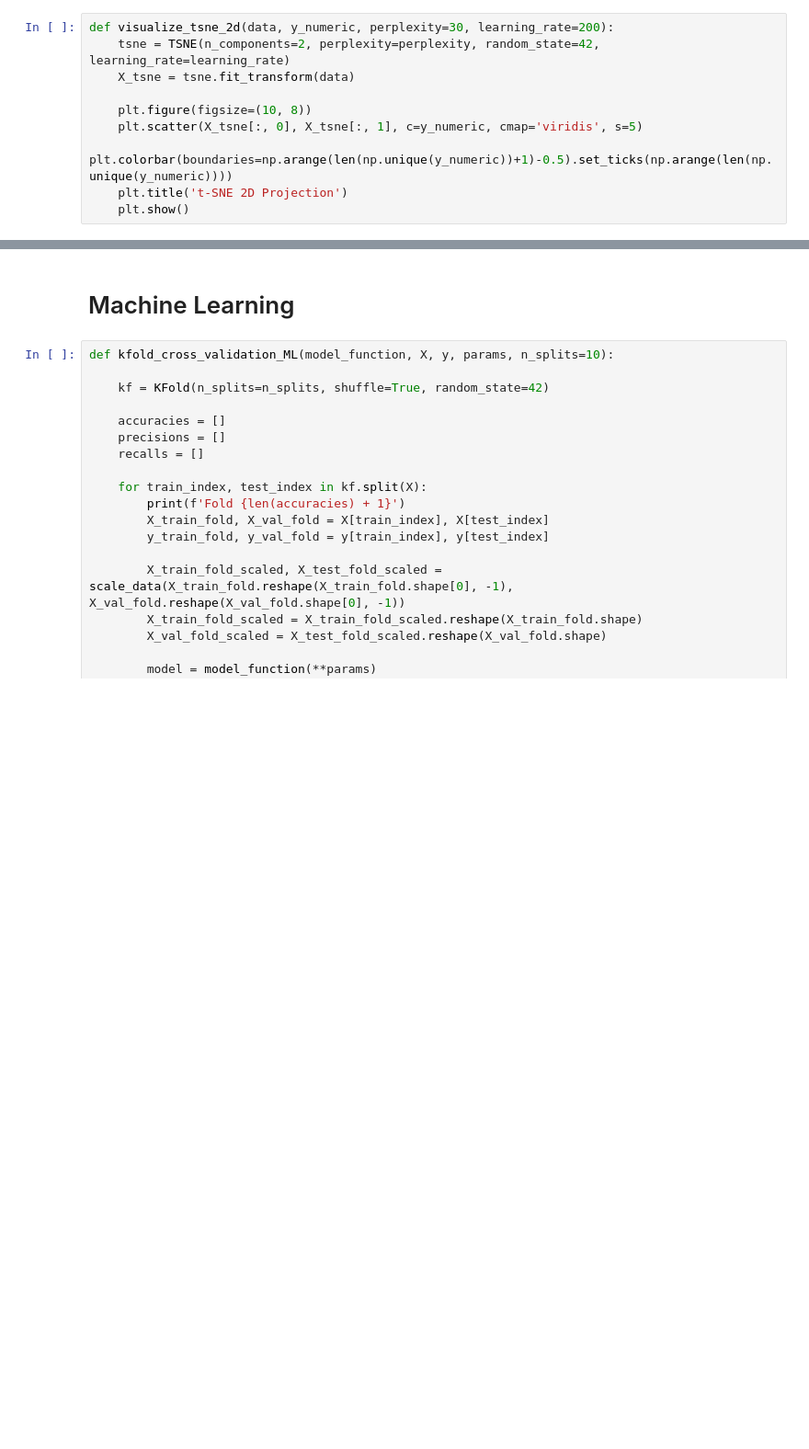
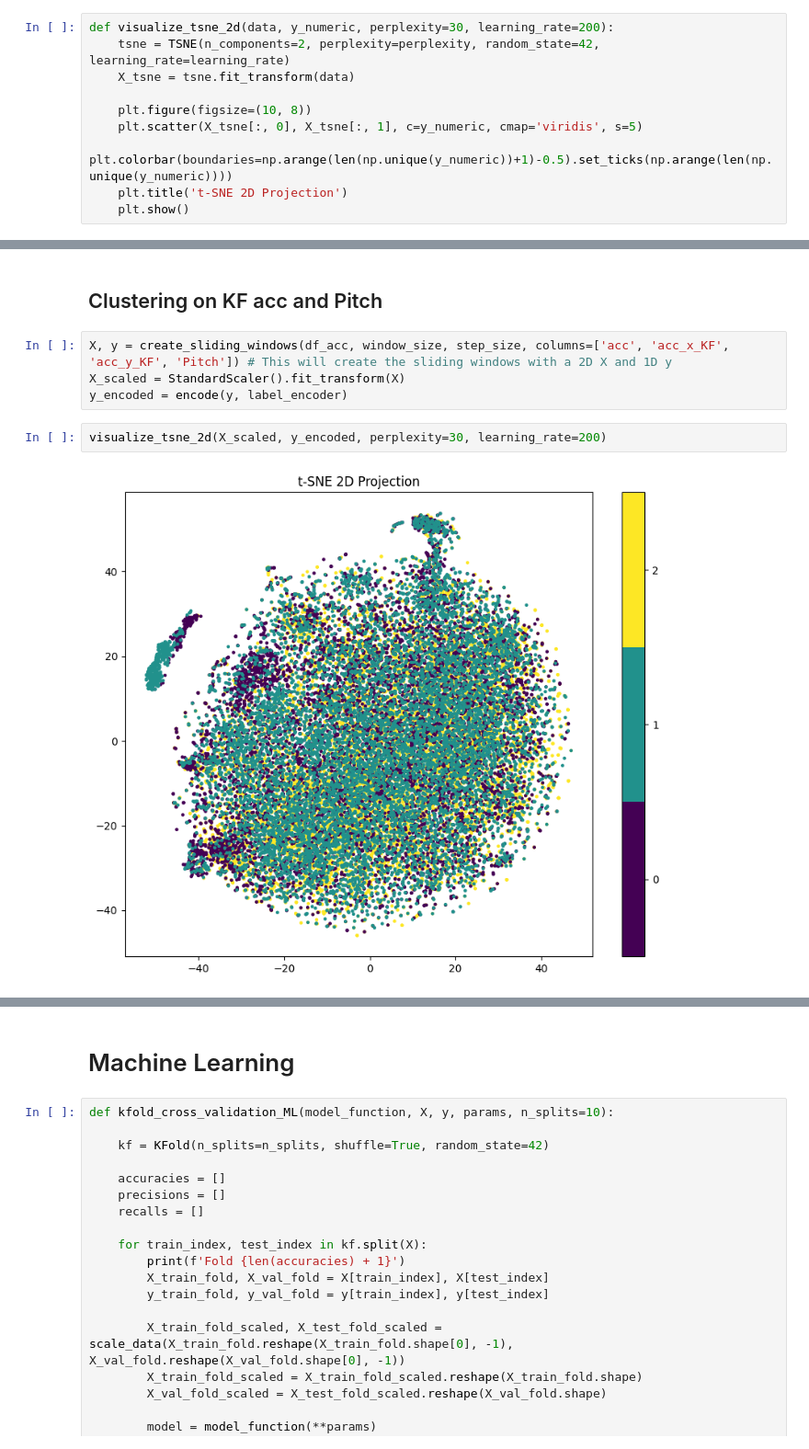
Before and after one commit to RenanFlorencio/DBdatasets, a Jupyter notebook: UAH-driveset/UAHDriveSet.ipynb, the cells around one changed output, grey strips where cells are left out. Shown at 92% size. Cells and saved outputs as stored; diff of their text form; blank space fills up the shorter version.

```diff
--- a/UAH-driveset/UAHDriveSet.ipynb
+++ b/UAH-driveset/UAHDriveSet.ipynb
@@ -253,0 +304,10 @@ weighted avg       0.53      0.51      0.50      6072
+# %% [markdown]
+## Clustering on KF acc and Pitch
+# %%
+X, y = create_sliding_windows(df_acc, window_size, step_size, columns=['acc', 'acc_x_KF', 'acc_y_KF', 'Pitch']) # This will create the sliding windows with a 2D X and 1D y
+X_scaled = StandardScaler().fit_transform(X)
+y_encoded = encode(y, label_encoder)
+# %%
+visualize_tsne_2d(X_scaled, y_encoded, perplexity=30, learning_rate=200)
+# %% [output]
+[figure, added]
```
Also changed, not shown: parts of 54 cells of this notebook.
